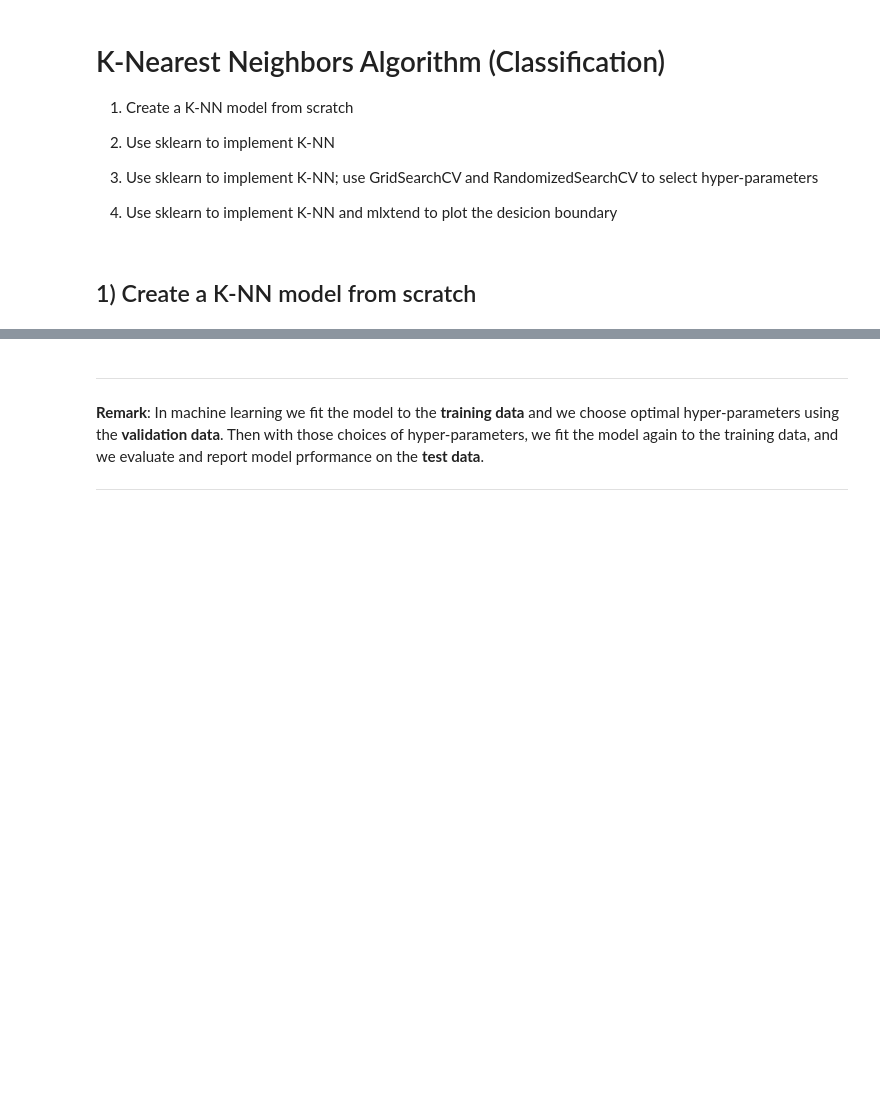
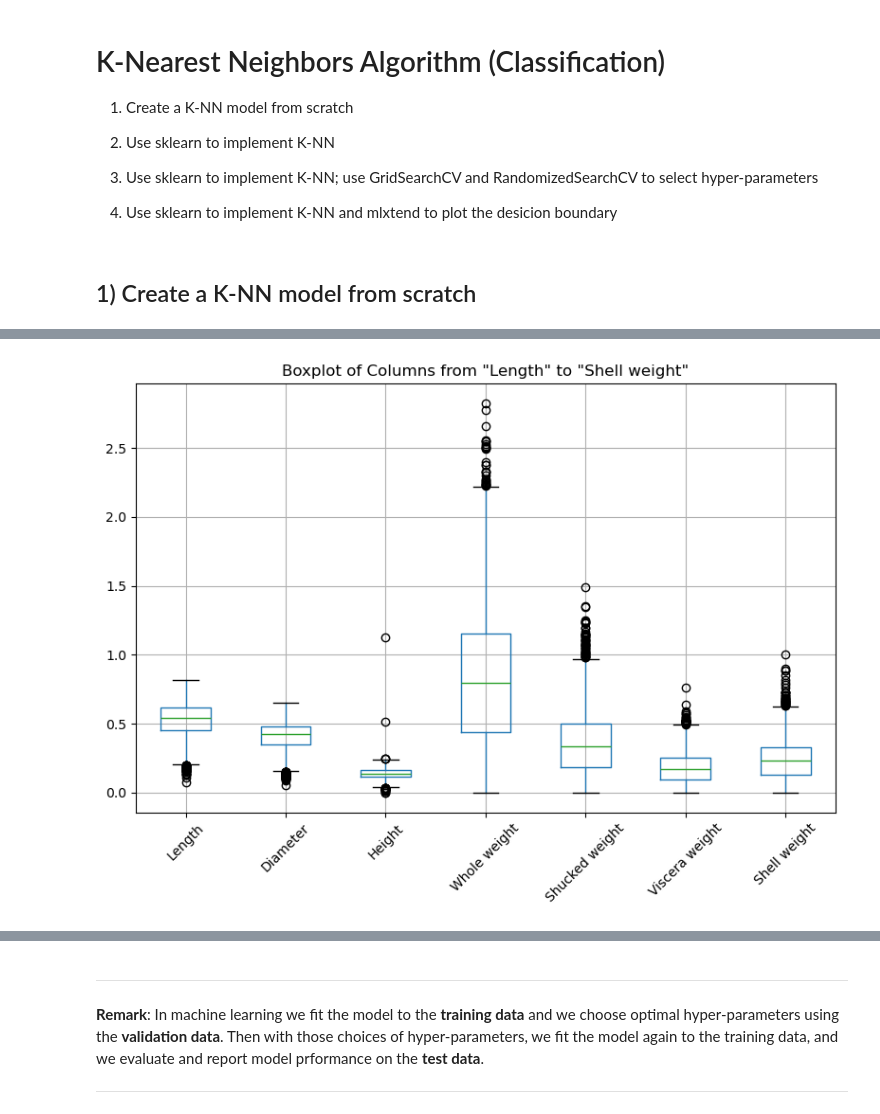
Before and after one commit to DeekshithaGona/ML, a Jupyter notebook: Homeworks/Homework5/Lecture_9_KNN.ipynb, the cells around one changed output, grey strips where cells are left out. Cells and saved outputs as stored; diff of their text form; code cells hidden in the pictures; blank space fills up the shorter version.

```diff
--- a/Homeworks/Homework5/Lecture_9_KNN.ipynb
+++ b/Homeworks/Homework5/Lecture_9_KNN.ipynb
@@ -36,0 +20,5 @@ plt.legend(fontsize=15);
+# %%
+url = "https://archive.ics.uci.edu/ml/machine-learning-databases/abalone/abalone.data"
+df = pd.read_csv(url)
+# %%
+ df.columns = ["Sex", "Length", "Diameter", "Height", "Whole weight", "Shucked weight", "Viscera weight", "Shell weight", "Rings"]
@@ -36,0 +46,11 @@ plt.legend(fontsize=15);
+# %%
+# Create a boxplot for all columns from 'Length' to 'Shell eight'
+df.loc[:, 'Length':'Shell weight'].boxplot(figsize=(8, 6))
+# Corrected title with matching quotes
+plt.title('Boxplot of Columns from "Length" to "Shell weight"')
+
+plt.xticks(rotation=45)  # Rotate x-axis labels for better readability
+plt.tight_layout()
+plt.show()
+# %% [output]
+[figure, added]
```
Also changed, not shown: parts of 18 cells of this notebook, 2 other files.
